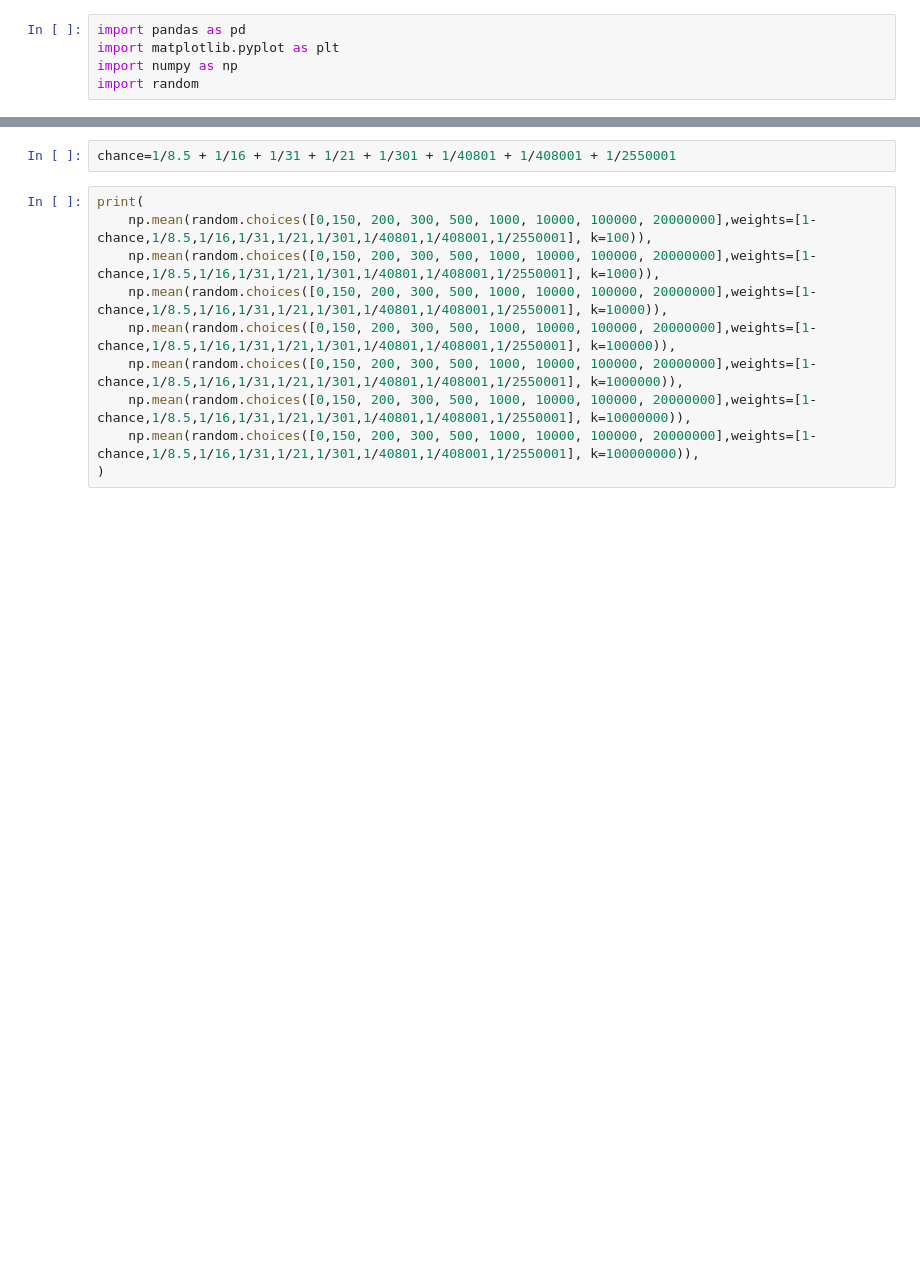
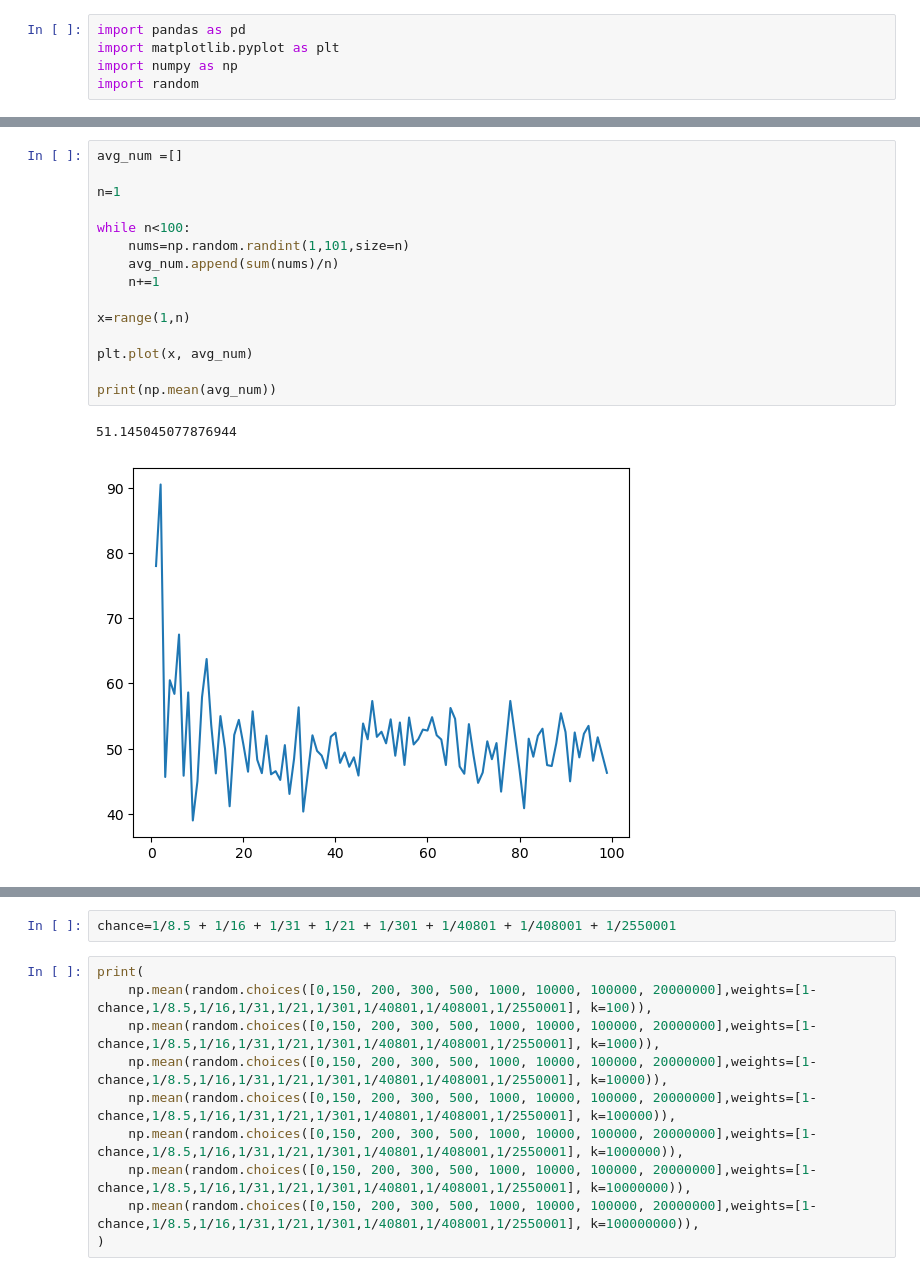
Before and after one commit to levikul09/Tutorials, a Jupyter notebook: LLN-pal.ipynb, the cells around one changed output, grey strips where cells are left out. Saved outputs shown, nothing was run; the diff lists cells and outputs as text; blank space fills up the shorter version.

```diff
--- a/LLN-pal.ipynb
+++ b/LLN-pal.ipynb
@@ -6,3 +28,21 @@ import random
+# %%
+avg_num =[]
+
+n=1
+
+while n<100:
+    nums=np.random.randint(1,101,size=n)
+    avg_num.append(sum(nums)/n)
+    n+=1
+
+x=range(1,n)
+
+plt.plot(x, avg_num)
+
+print(np.mean(avg_num))
+# %% [output]
+51.145045077876944
+[figure, added]
 # %%
 print(
 
```
Also changed, not shown: parts of 5 cells of this notebook.
